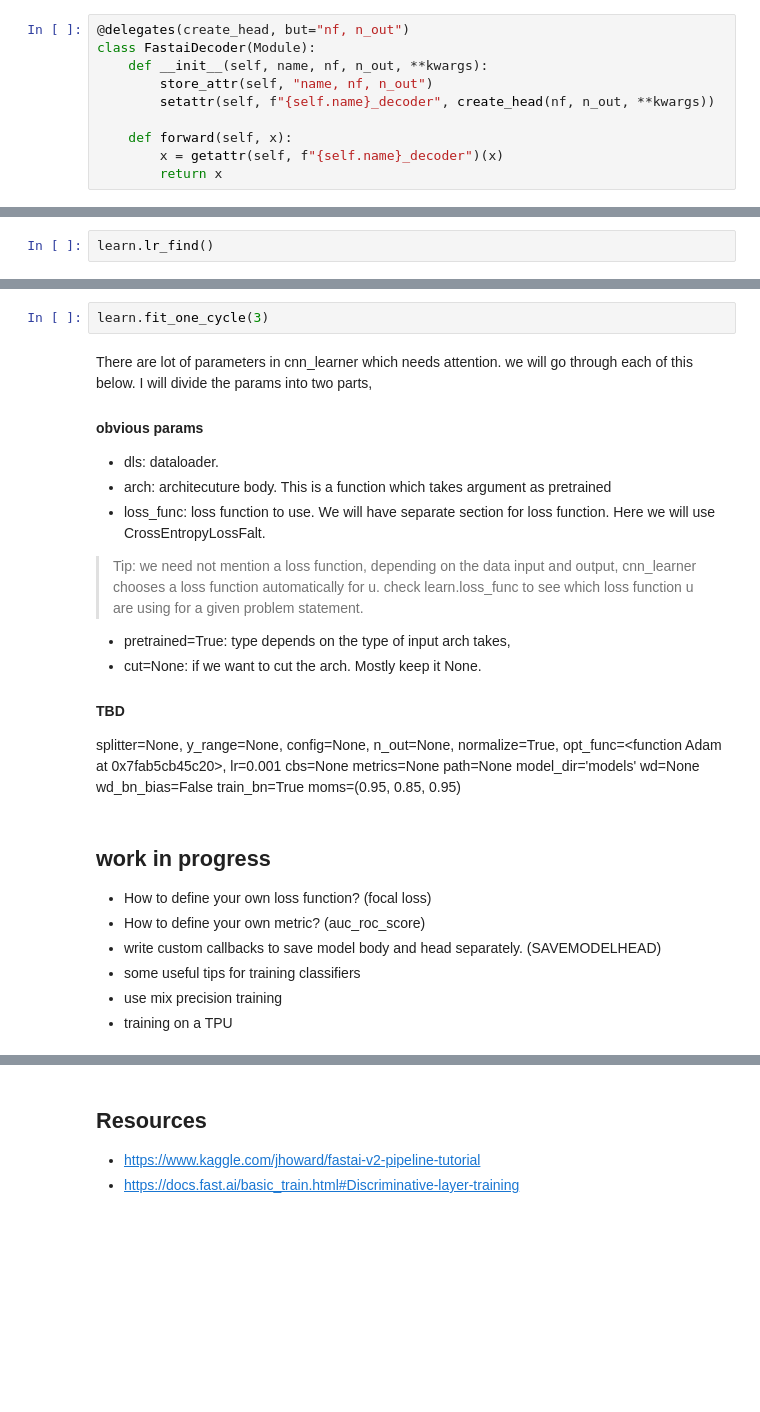
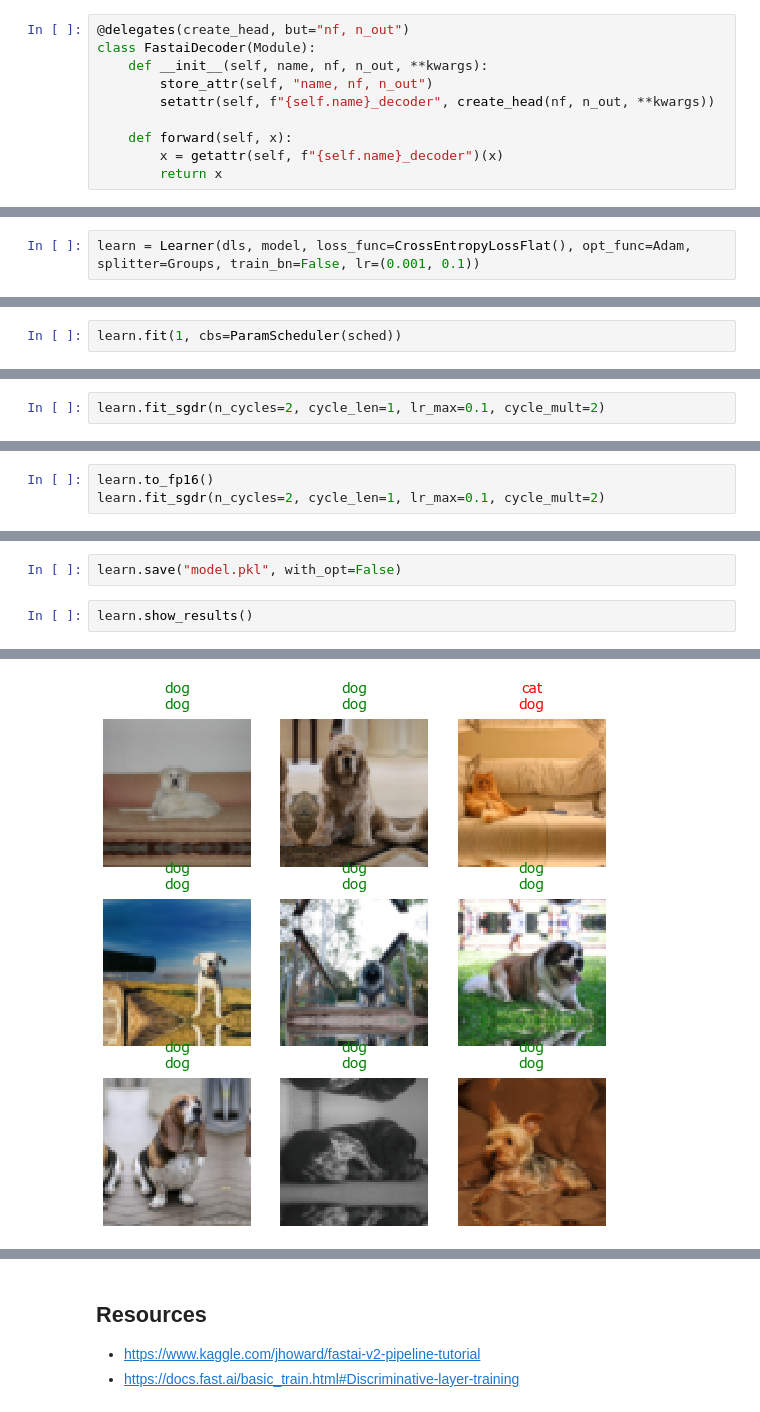
Before and after one commit to Prakashvanapalli/carbon2silicon, a Jupyter notebook: _notebooks/2020-07-04-fastaiv2_image_classification_101.ipynb, the cells around one changed output, grey strips where cells are left out. Drawn from its saved outputs; the diff is of its cells as text; blank space fills up the shorter version.

Commit message:
adding fastaiv2 image classification

```diff
--- a/_notebooks/2020-07-04-fastaiv2_image_classification_101.ipynb
+++ b/_notebooks/2020-07-04-fastaiv2_image_classification_101.ipynb
@@ -140,0 +173,2 @@ learn = cnn_learner(dls, resnet18, pretrained=True, n_out=2, metics=[accuracy])
+# %%
+learn = Learner(dls, model, loss_func=CrossEntropyLossFlat(), opt_func=Adam, splitter=Groups, train_bn=False, lr=(0.001, 0.1))
@@ -140,0 +177,2 @@ learn = cnn_learner(dls, resnet18, pretrained=True, n_out=2, metics=[accuracy])
+# %%
+learn.fit(1, cbs=ParamScheduler(sched))
@@ -140,0 +208,2 @@ learn = cnn_learner(dls, resnet18, pretrained=True, n_out=2, metics=[accuracy])
+# %%
+learn.fit_sgdr(n_cycles=2, cycle_len=1, lr_max=0.1, cycle_mult=2)
@@ -140,0 +214,3 @@ learn = cnn_learner(dls, resnet18, pretrained=True, n_out=2, metics=[accuracy])
+# %%
+learn.to_fp16()
+learn.fit_sgdr(n_cycles=2, cycle_len=1, lr_max=0.1, cycle_mult=2)
@@ -141,2 +225,5 @@ learn = cnn_learner(dls, resnet18, pretrained=True, n_out=2, metics=[accuracy])
+# %%
+learn.save("model.pkl", with_opt=False)
 # %%
-learn.lr_find()
+learn.show_results()
+# %% [output]
@@ -143,37 +231 @@ learn.lr_find()
+[figure, added]
-# %%
-learn.fit_one_cycle(3)
-# %% [markdown]
-There are lot of parameters in cnn_learner which needs attention. we will go through each of this below. I will divide the params into two parts,
-
-#### obvious params
-- dls: dataloader.
-- arch: architecuture body. This is a function which takes argument as pretrained
-- loss_func: loss function to use. We will have separate section for loss function. Here we will use CrossEntropyLossFalt.
-> Tip: we need not mention a loss function, depending on the data input and output, cnn_learner chooses a loss function automatically for u. check learn.loss_func to see which loss function u are using for a given problem statement.
-- pretrained=True: type depends on the type of input arch takes,
-- cut=None: if we want to cut the arch. Mostly keep it None.
-
-#### TBD
-splitter=None,
-y_range=None,
-config=None,
-n_out=None,
-normalize=True,
-opt_func=<function Adam at 0x7fab5cb45c20>,
-lr=0.001
-cbs=None
-metrics=None
-path=None
-model_dir='models'
-wd=None
-wd_bn_bias=False
-train_bn=True
-moms=(0.95, 0.85, 0.95)
-# %% [markdown]
-## work in progress
-- How to define your own loss function? (focal loss)
-- How to define your own metric? (auc_roc_score)
-- write custom callbacks to save model body and head separately. (SAVEMODELHEAD)
-- some useful tips for training classifiers
-- use mix precision training
-- training on a TPU
```
Also changed, not shown: parts of 22 cells of this notebook.
